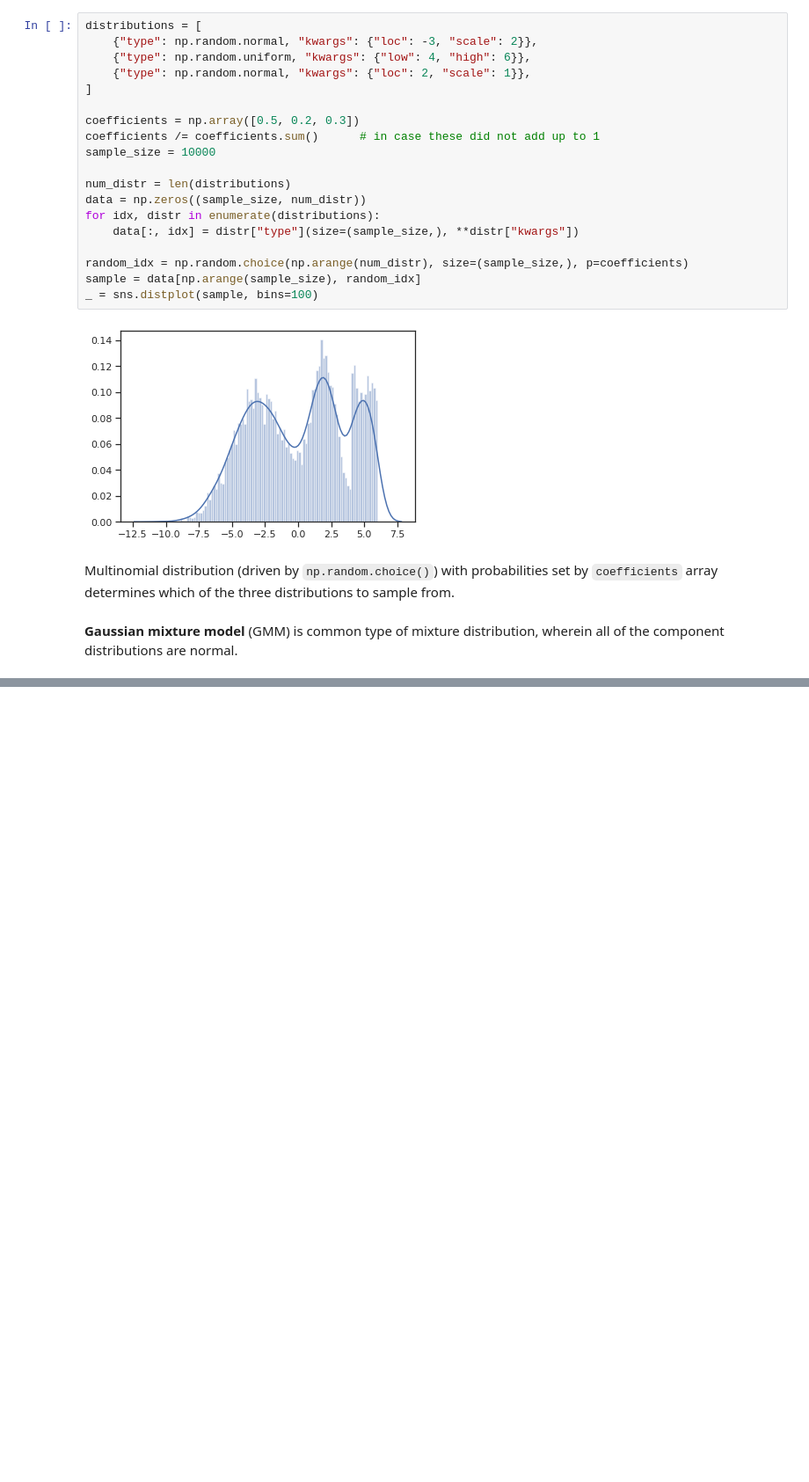
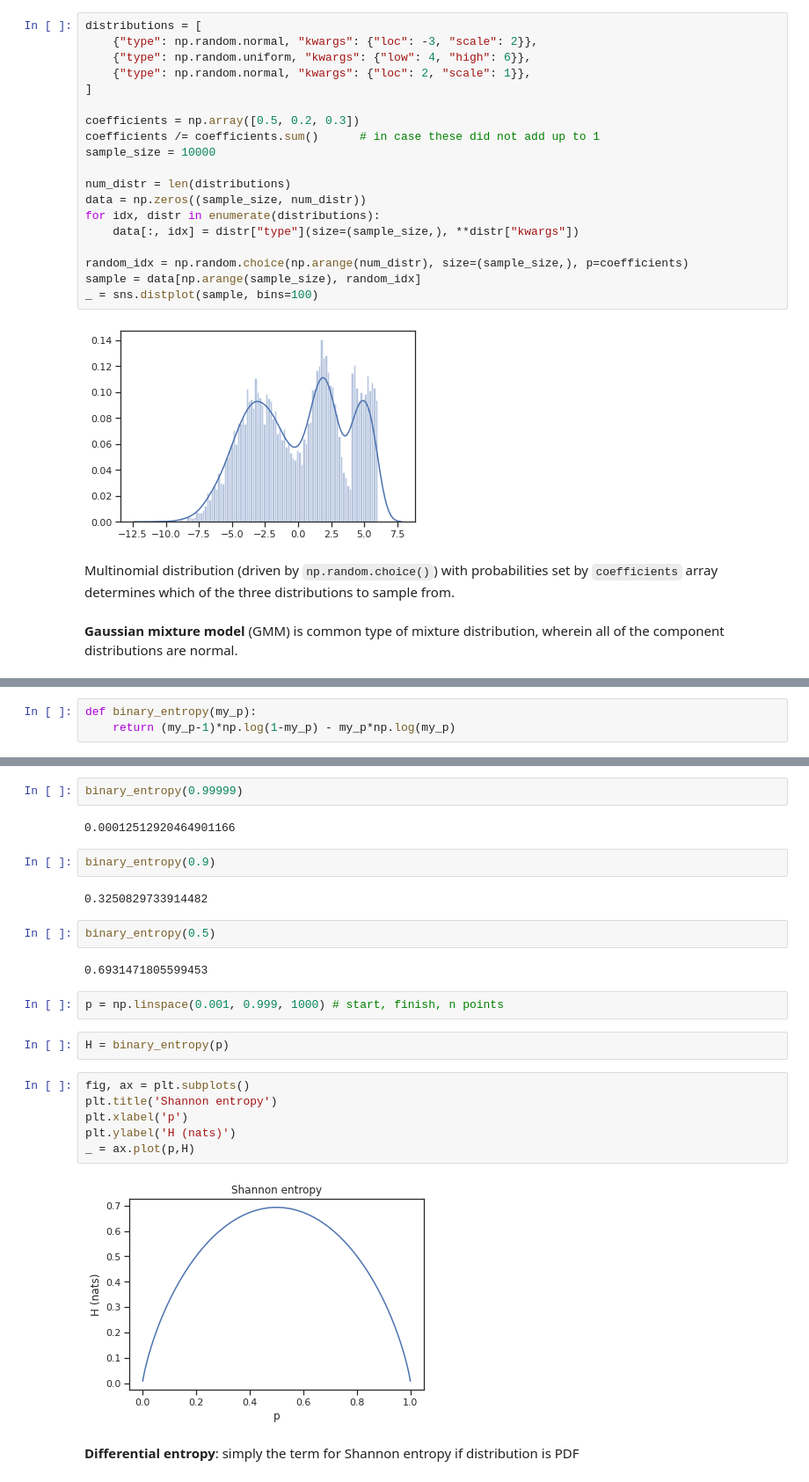
Before and after one commit to jonkrohn/ML-foundations, a Jupyter notebook: notebooks/5-probability.ipynb, the cells around one changed output, grey strips where cells are left out. Shown at 88% size. Saved outputs shown, nothing was run; the diff lists cells and outputs as text; blank space fills up the shorter version.

Commit message:
add Shannon entropy

```diff
--- a/notebooks/5-probability.ipynb
+++ b/notebooks/5-probability.ipynb
@@ -1123,0 +1174,3 @@ Multinomial distribution (driven by `np.random.choice()`) with probabilities set
+# %%
+def binary_entropy(my_p):
+    return (my_p-1)*np.log(1-my_p) - my_p*np.log(my_p)
@@ -1123,0 +1183,26 @@ Multinomial distribution (driven by `np.random.choice()`) with probabilities set
+# %%
+binary_entropy(0.99999)
+# %% [output]
+0.00012512920464901166
+# %%
+binary_entropy(0.9)
+# %% [output]
+0.3250829733914482
+# %%
+binary_entropy(0.5)
+# %% [output]
+0.6931471805599453
+# %%
+p = np.linspace(0.001, 0.999, 1000) # start, finish, n points
+# %%
+H = binary_entropy(p)
+# %%
+fig, ax = plt.subplots()
+plt.title('Shannon entropy')
+plt.xlabel('p')
+plt.ylabel('H (nats)')
+_ = ax.plot(p,H)
+# %% [output]
+[figure, added]
+# %% [markdown]
+**Differential entropy**: simply the term for Shannon entropy if distribution is PDF
```
Also changed, not shown: parts of 15 cells of this notebook.
